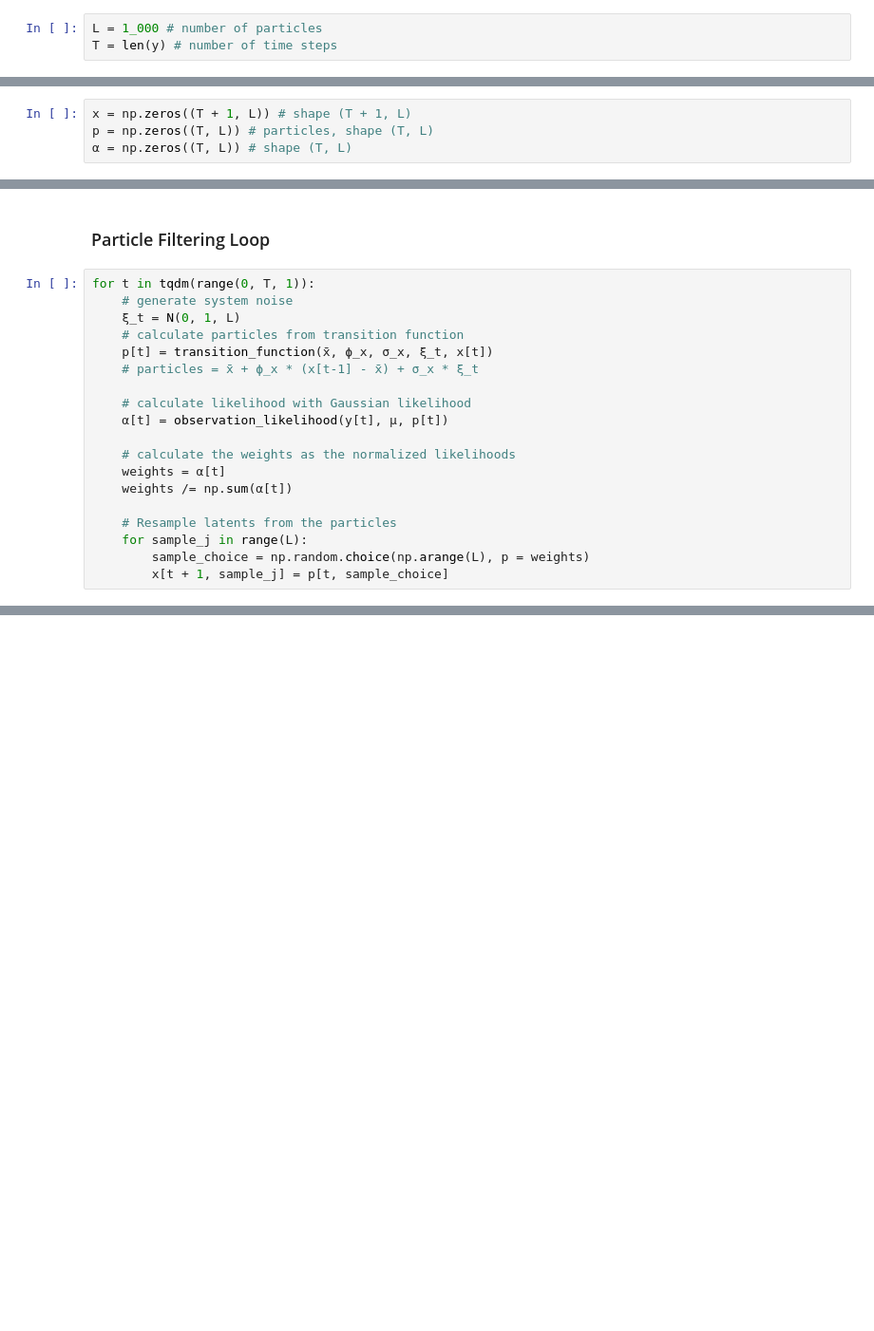
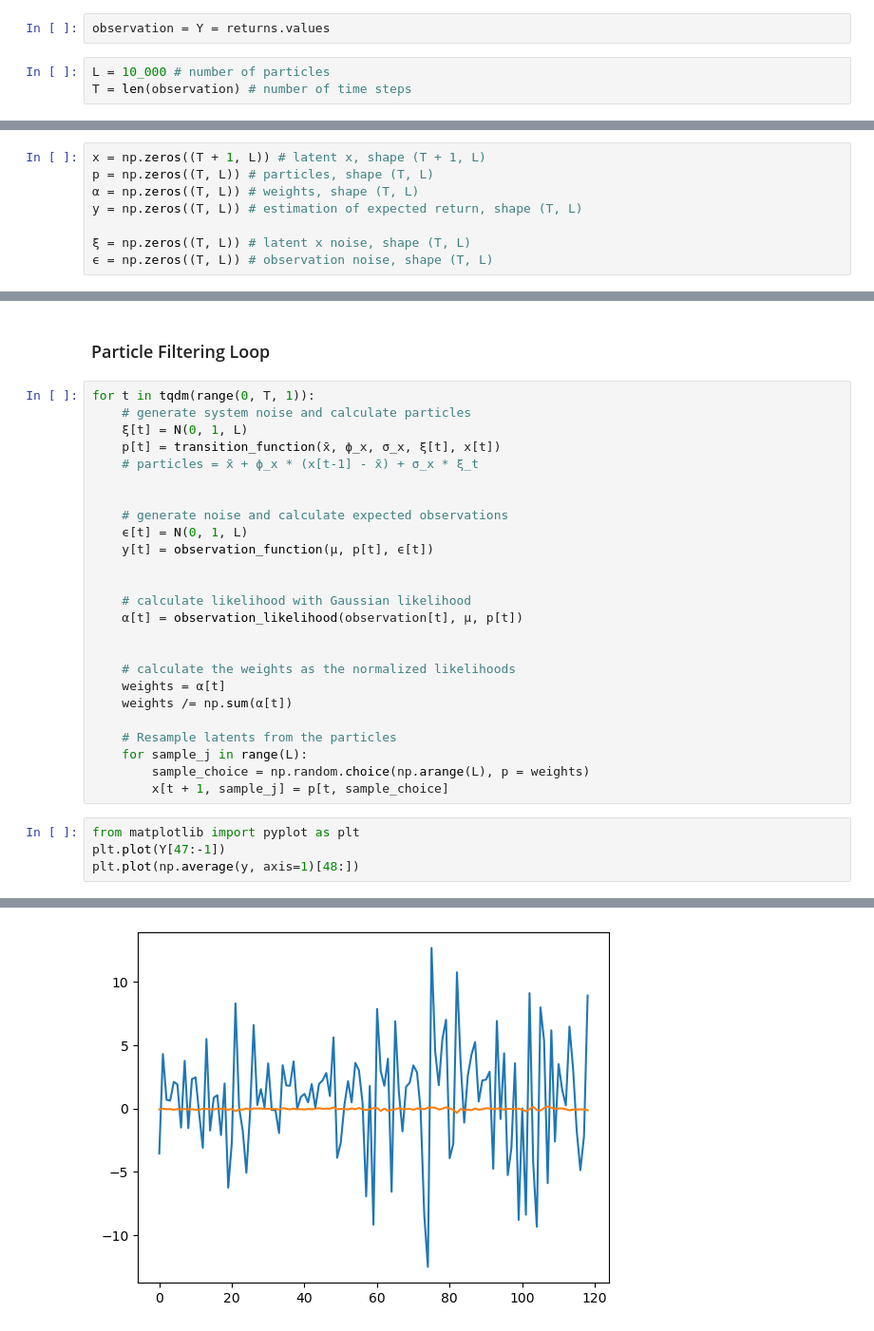
Before and after one commit to zg915/PF-PortfolioStrategies, a Jupyter notebook: CMSV.ipynb, the cells around one changed output, grey strips where cells are left out. Shown: that part at 95% size. Drawn from its saved outputs; the diff is of its cells as text; blank space fills up the shorter version.

Commit message:
add observation function

```diff
--- a/CMSV.ipynb
+++ b/CMSV.ipynb
@@ -30,15 +48,21 @@ y = [1,2,3,4,5]
+# %%
+observation = Y = returns.values
 # %%
-L = 1_000 # number of particles
-T = len(y) # number of time steps
+L = 10_000 # number of particles
+T = len(observation) # number of time steps
 # %%
 μ = U(-5, 5, L) # shape (L, 1)
 x̄ = U(-1, 5, L) # shape (L, 1)
 σ_x = U(0, 2, L) # shape (L, 1)
 ϕ_x = 2 * B(20, 1.5, L) - 1 # shape (L, 1)
 # %%
-x = np.zeros((T + 1, L)) # shape (T + 1, L)
+x = np.zeros((T + 1, L)) # latent x, shape (T + 1, L)
 p = np.zeros((T, L)) # particles, shape (T, L)
-α = np.zeros((T, L)) # shape (T, L)
+α = np.zeros((T, L)) # weights, shape (T, L)
+y = np.zeros((T, L)) # estimation of expected return, shape (T, L)
+
+ξ = np.zeros((T, L)) # latent x noise, shape (T, L)
+ϵ = np.zeros((T, L)) # observation noise, shape (T, L)
 # %% [markdown]
 ### initialize $x_0$
 # %%
@@ -47,14 +71,20 @@ x[0] = N(x̄, (σ_x ** 2) / (1 - ϕ_x ** 2))
 ### Particle Filtering Loop
 # %%
 for t in tqdm(range(0, T, 1)):
-    # generate system noise
-    ξ_t = N(0, 1, L)
-    # calculate particles from transition function
-    p[t] = transition_function(x̄, ϕ_x, σ_x, ξ_t, x[t])
+    # generate system noise and calculate particles
+    ξ[t] = N(0, 1, L)
+    p[t] = transition_function(x̄, ϕ_x, σ_x, ξ[t], x[t])
     # particles = x̄ + ϕ_x * (x[t-1] - x̄) + σ_x * ξ_t
 
+
+    # generate noise and calculate expected observations
+    ϵ[t] = N(0, 1, L)
+    y[t] = observation_function(μ, p[t], ϵ[t])
+
+
     # calculate likelihood with Gaussian likelihood
-    α[t] = observation_likelihood(y[t], μ, p[t])
+    α[t] = observation_likelihood(observation[t], μ, p[t])
+
 
     # calculate the weights as the normalized likelihoods
     weights = α[t]
@@ -64,3 +94,8 @@ for t in tqdm(range(0, T, 1)):
     for sample_j in range(L):
         sample_choice = np.random.choice(np.arange(L), p = weights)
         x[t + 1, sample_j] = p[t, sample_choice]
+# %%
+from matplotlib import pyplot as plt
+plt.plot(Y[47:-1])
+plt.plot(np.average(y, axis=1)[48:])
+# %% [output]
@@ -66,0 +103 @@ for t in tqdm(range(0, T, 1)):
+[figure, added]
```
Also changed, not shown: parts of 5 cells of this notebook.
